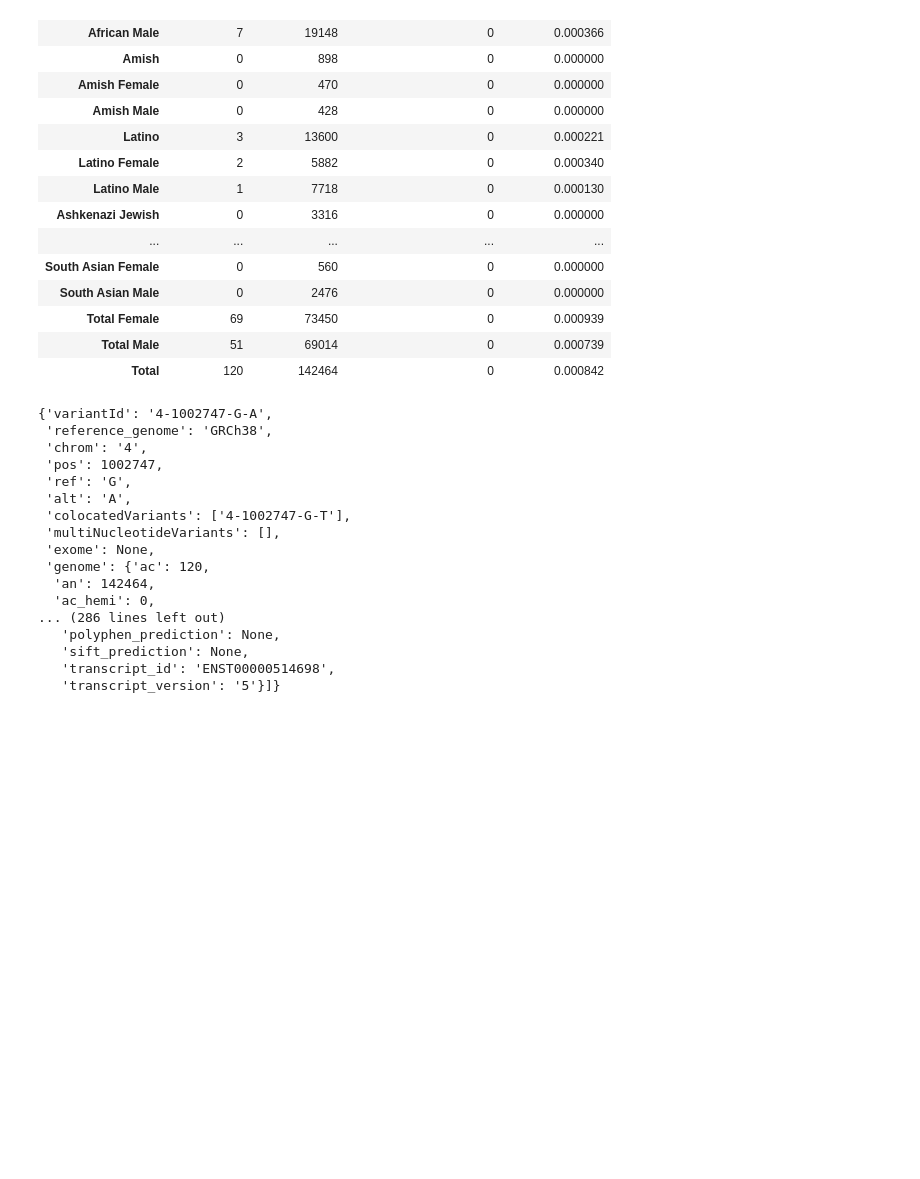
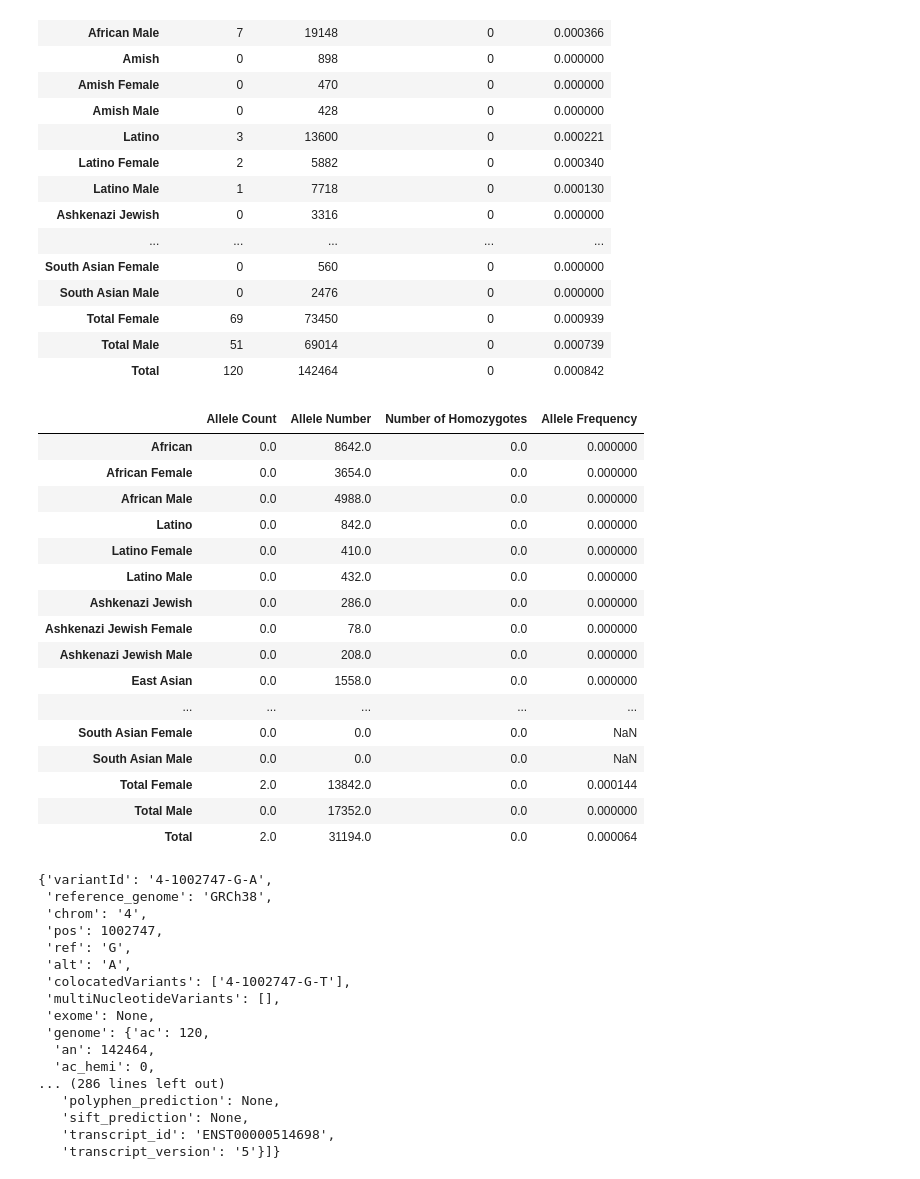
Before and after one commit to bioinfo-hcpa/pynoma, a Jupyter notebook: notebooks/variant search test.ipynb, the cells around one changed output. Saved outputs shown, nothing was run; the diff lists cells and outputs as text; code cells hidden in the pictures; blank space fills up the shorter version.

```diff
--- a/notebooks/variant search test.ipynb
+++ b/notebooks/variant search test.ipynb
@@ -21,6 +21,29 @@ df
 | Total Female | 69 | 73450 | 0 | 0.000939 |
 | Total Male | 51 | 69014 | 0 | 0.000739 |
 | Total | 120 | 142464 | 0 | 0.000842 |
+# %%
+from pynomad import VariantSearch
+vs = VariantSearch(2, '4-980801-G-A')
+df, meta = vs.get_data()
+df
+# %% [output]
+|  | Allele Count | Allele Number | Number of Homozygotes | Allele Frequency |
+| African | 0.0 | 8642.0 | 0.0 | 0.000000 |
+| African Female | 0.0 | 3654.0 | 0.0 | 0.000000 |
+| African Male | 0.0 | 4988.0 | 0.0 | 0.000000 |
+| Latino | 0.0 | 842.0 | 0.0 | 0.000000 |
+| Latino Female | 0.0 | 410.0 | 0.0 | 0.000000 |
+| Latino Male | 0.0 | 432.0 | 0.0 | 0.000000 |
+| Ashkenazi Jewish | 0.0 | 286.0 | 0.0 | 0.000000 |
+| Ashkenazi Jewish Female | 0.0 | 78.0 | 0.0 | 0.000000 |
+| Ashkenazi Jewish Male | 0.0 | 208.0 | 0.0 | 0.000000 |
+| East Asian | 0.0 | 1558.0 | 0.0 | 0.000000 |
+| ... | ... | ... | ... | ... |
+| South Asian Female | 0.0 | 0.0 | 0.0 | NaN |
+| South Asian Male | 0.0 | 0.0 | 0.0 | NaN |
+| Total Female | 2.0 | 13842.0 | 0.0 | 0.000144 |
+| Total Male | 0.0 | 17352.0 | 0.0 | 0.000000 |
+| Total | 2.0 | 31194.0 | 0.0 | 0.000064 |
 # %%
 meta
 # %% [output]
```
Also changed, not shown: parts of 2 cells of this notebook, 5 other files.
